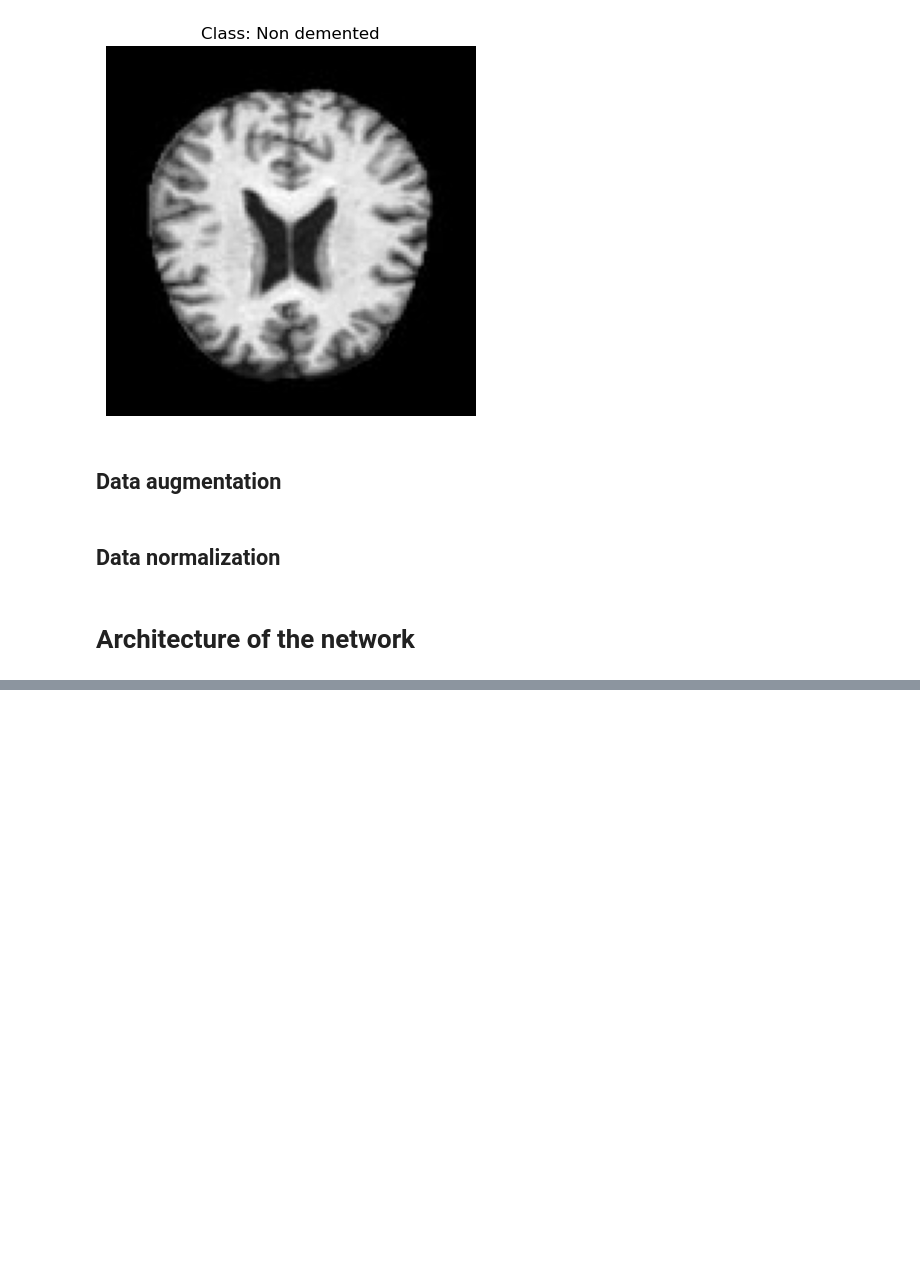
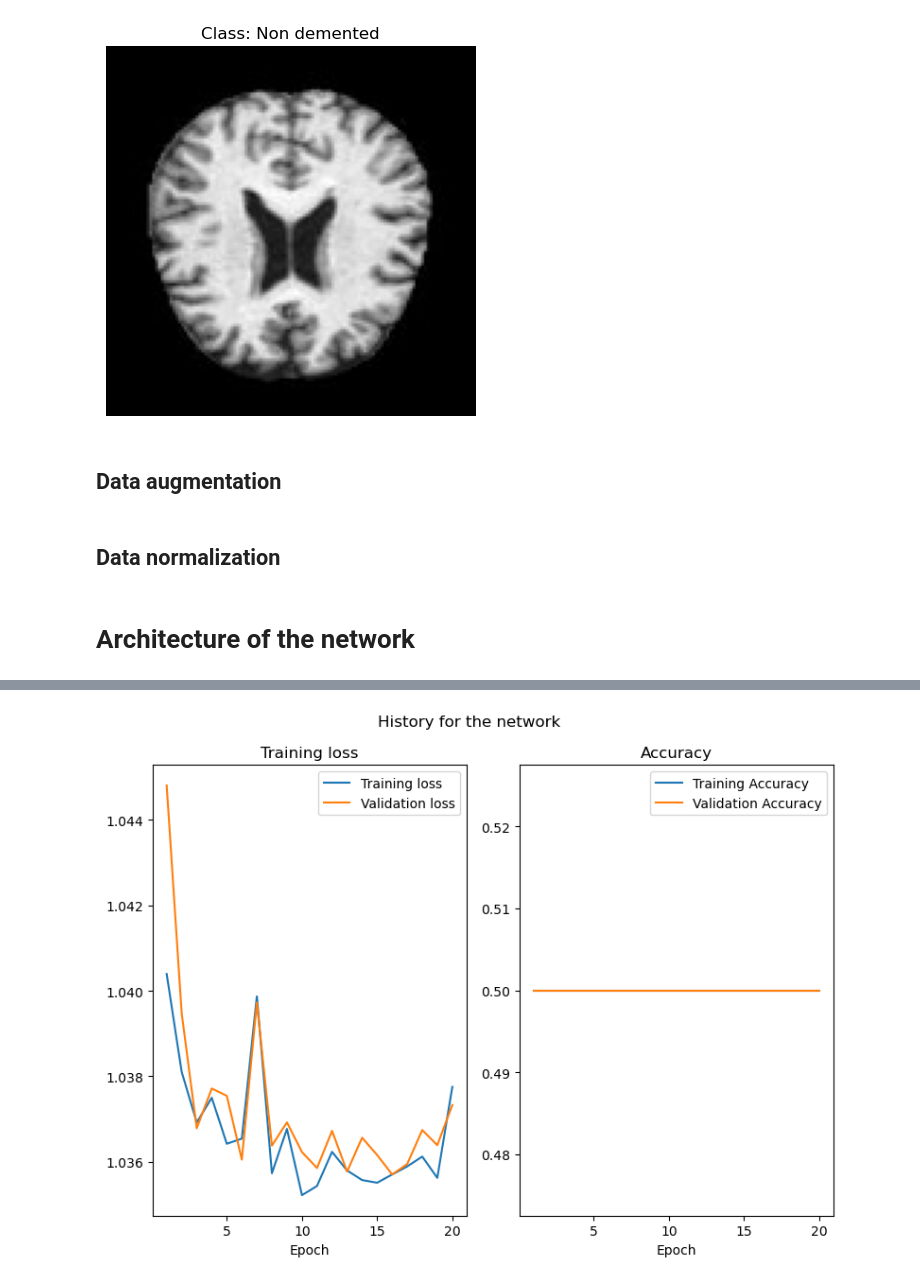
Before and after one commit to benjaminpsmith/dementia-ml, a Jupyter notebook: project.ipynb, the cells around one changed output, grey strips where cells are left out. Drawn from its saved outputs; the diff is of its cells as text; code cells hidden in the pictures; blank space fills up the shorter version.

```diff
--- a/project.ipynb
+++ b/project.ipynb
@@ -196,3 +219,27 @@ plt.show()
+# %%
+x_epochs = np.linspace(1, num_epochs, num_epochs)
+fig, ax = plt.subplots(1, 2, figsize=(8,6))
+ax[0].plot(x_epochs, loss_training_hist, label = 'Training loss')
+ax[0].plot(x_epochs, loss_val_hist, label = 'Validation loss')
+ax[0].set(
+    xlabel='Epoch',
+    title='Training loss'
+)
+
+ax[1].plot(x_epochs, training_acc_hist, label='Training Accuracy')
+ax[1].plot(x_epochs, val_acc_hist, label='Validation Accuracy')
+ax[1].set(
+    xlabel='Epoch',
+    title = 'Accuracy',
+)
+
+fig.suptitle('History for the network')
+ax[0].legend(loc='best')
+ax[1].legend(loc='best')
+plt.tight_layout()
+plt.show()
+# %% [output]
+[figure, added]
 # %%
 class ConvNet(nn.Module):
     def __init__(self, in_channels, nb_filters, kernel_size_conv, fc_size, fc_out_features, pooling_size = [1, 1], activation_function = F.relu, dropout_rate_conv = 0, dropout_rate_fc = 0, padding = 0, stride = 1):
```
Also changed, not shown: parts of 13 cells of this notebook, 4 other files.
